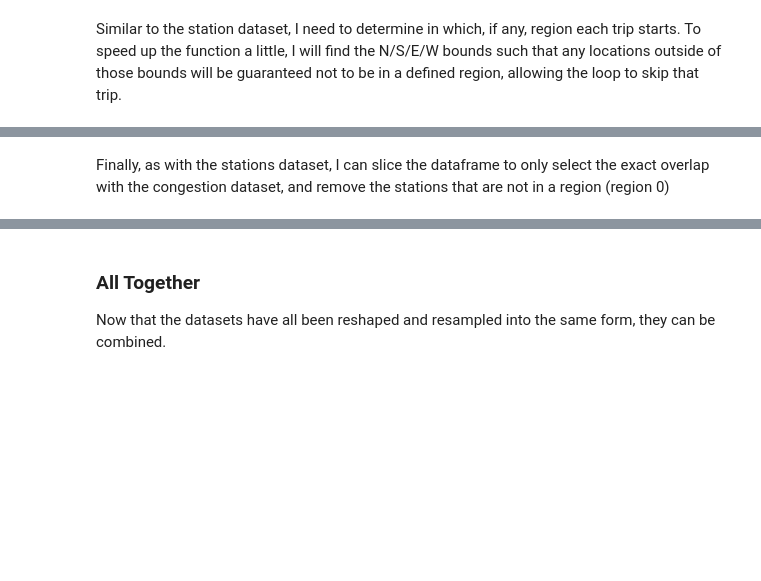
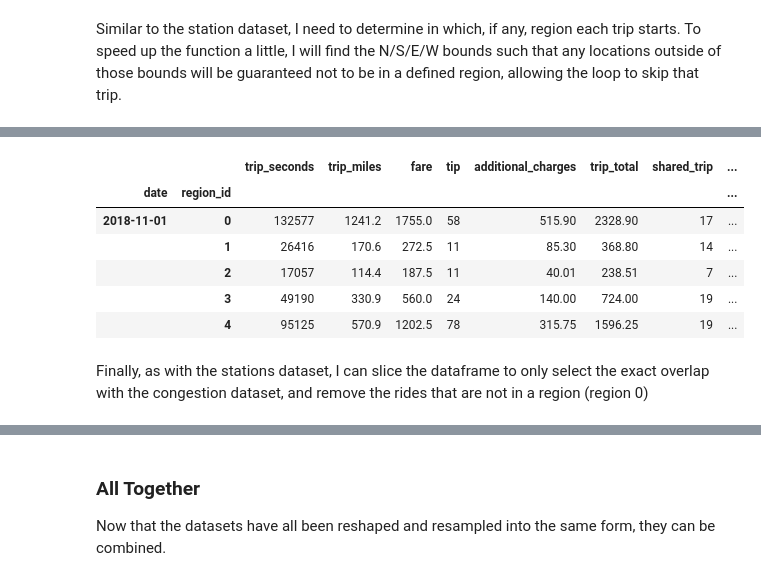
Before and after one commit to aliciasanders/traffic-congestion, a Jupyter notebook: data-wrangling.ipynb, the cells around one changed output, grey strips where cells are left out. Cells and saved outputs as stored; diff of their text form; code cells hidden in the pictures; blank space fills up the shorter version.

```diff
--- a/data-wrangling.ipynb
+++ b/data-wrangling.ipynb
@@ -620,3 +650,18 @@ rideshares_aggregate['trips'] = rideshares_aggregate_count
+# %%
+full_rideshares_subset = pd.read_csv("data/full_rideshares_subset.csv",
+                                    parse_dates=['date'],
+                                    index_col=['date', 'region_id'],
+                                   )
+full_rideshares_subset = full_rideshares_subset.sort_index()
+full_rideshares_subset.head()
+# %% [output]
+|  |  | trip_seconds | trip_miles | fare | tip | additional_charges | trip_total | shared_trip | ... |
+| date | region_id |  |  |  |  |  |  |  | ... |
+| 2018-11-01 | 0 | 132577 | 1241.2 | 1755.0 | 58 | 515.90 | 2328.90 | 17 | ... |
+|  | 1 | 26416 | 170.6 | 272.5 | 11 | 85.30 | 368.80 | 14 | ... |
+|  | 2 | 17057 | 114.4 | 187.5 | 11 | 40.01 | 238.51 | 7 | ... |
+|  | 3 | 49190 | 330.9 | 560.0 | 24 | 140.00 | 724.00 | 19 | ... |
+|  | 4 | 95125 | 570.9 | 1202.5 | 78 | 315.75 | 1596.25 | 19 | ... |
 # %% [markdown]
-Finally, as with the stations dataset, I can slice the dataframe to only select the exact overlap with the congestion dataset, and remove the stations that are not in a region (region 0)
+Finally, as with the stations dataset, I can slice the dataframe to only select the exact overlap with the congestion dataset, and remove the rides that are not in a region (region 0)
 # %%
```
Also changed, not shown: parts of 10 cells of this notebook.
